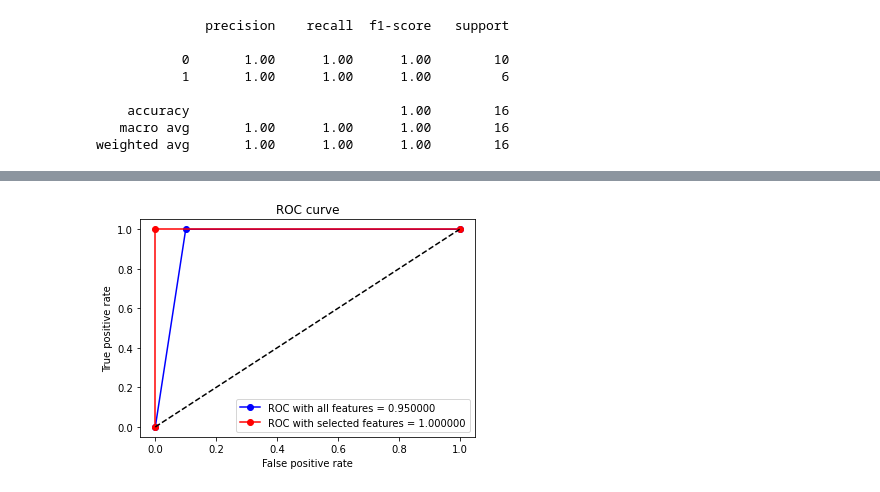
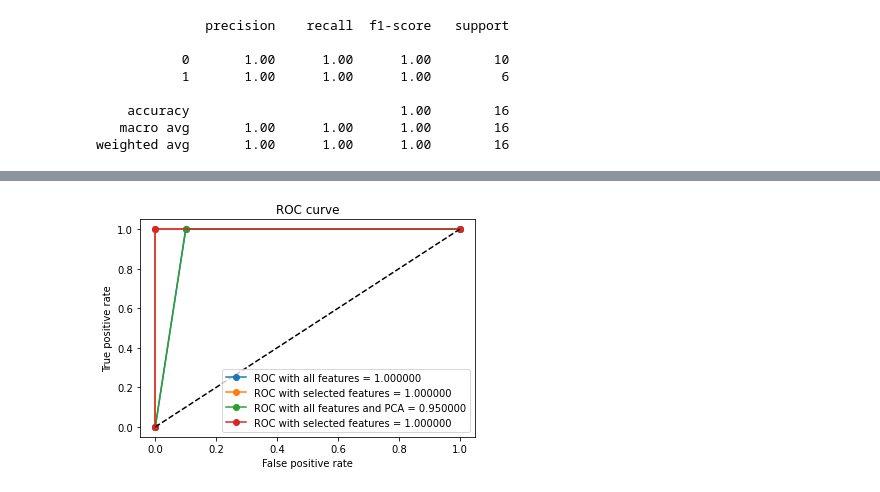
Before and after one commit to maarlf/vasp, a Jupyter notebook: notebooks/svm_classifier.ipynb, the cells around one changed output, grey strips where cells are left out. Saved outputs shown, nothing was run; the diff lists cells and outputs as text; code cells hidden in the pictures.

Commit message:
add classifier for more scenario

```diff
--- a/notebooks/svm_classifier.ipynb
+++ b/notebooks/svm_classifier.ipynb
@@ -144,3 +248,8 @@ Score for 7 KFold: 93.75%
 
 Score for 8 KFold: 93.75%
 {'classifier__C': 0.1, 'classifier__gamma': 0.0001, 'classifier__kernel': 'linear', 'pca__n_components': 2}
+# %%
+clf3 = SVC(kernel=grid3.best_params_['classifier__kernel'],
+          gamma=grid3.best_params_['classifier__gamma'],
+          C=grid3.best_params_['classifier__C'])
+clf3.fit(X_transformed, y_train)
@@ -146,0 +261,5 @@ Score for 8 KFold: 93.75%
+# %%
+y_pred3 = clf3.predict(test_transformed)
+print('SVM Accuracy with best params: {}%'.format(accuracy_score(y_pred3, y_test) * 100))
+print('Actual test label:    {}'.format(y_test))
+print('Predicted test label: {}'.format(y_pred3))
@@ -208,5 +336,0 @@ SVC(C=0.1, break_ties=False, cache_size=200, class_weight=None, coef0=0.0,
-# %%
-y_pred2 = clf2.predict(test_transformed2)
-print('SVM Accuracy with best params: {}%'.format(accuracy_score(y_pred2, y_test) * 100))
-print('Actual test label:    {}'.format(y_test))
-print('Predicted test label: {}'.format(y_pred2))
@@ -272,20 +418,30 @@ weighted avg       1.00      1.00      1.00        16
+# %%
+# All features
+fpr1, tpr1, thresholds = roc_curve(y_test, y_pred1)
+roc_auc1 = auc(fpr1, tpr1)
+
+# Selected features
+fpr2, tpr2, thresholds2 = roc_curve(y_test, y_pred2)
+roc_auc2 = auc(fpr2, tpr2)
+
+# All features with PCA
+fpr3, tpr3, thresholds = roc_curve(y_test, y_pred3)
+roc_auc3 = auc(fpr3, tpr3)
+
+# Selected features with PCA
+fpr4, tpr4, thresholds2 = roc_curve(y_test, y_pred4)
+roc_auc4 = auc(fpr4, tpr4)
 # %%
-# All features
-fpr, tpr, thresholds = roc_curve(y_test, y_pred)
-roc_auc = auc(fpr, tpr)
-
-# Selected features
-fpr2, tpr2, thresholds2 = roc_curve(y_test, y_pred2)
-roc_auc2 = auc(fpr2, tpr2)
-
 plt.figure()
-plt.plot(fpr, tpr, 'bo-', label='ROC with all features = %f' %roc_auc)
-plt.plot(fpr2, tpr2, 'ro-', label='ROC with selected features = %f' %roc_auc2)
+plt.plot(fpr, tpr, 'o-', label='ROC with all features = %f' %roc_auc1)
+plt.plot(fpr2, tpr2, 'o-', label='ROC with selected features = %f' %roc_auc2)
+plt.plot(fpr3, tpr3, 'o-', label='ROC with all features and PCA = %f' %roc_auc3)
+plt.plot(fpr2, tpr2, 'o-', label='ROC with selected features = %f' %roc_auc2)
 plt.plot([0,1], [0,1], 'k--')
 plt.xlabel('False positive rate')
 plt.ylabel('True positive rate')
 plt.title('ROC curve')
 plt.legend(loc='lower right')
 plt.show()
 # %% [output]
-[figure, old version]
+[figure, new version]
```
Also changed, not shown: parts of 28 cells of this notebook.
